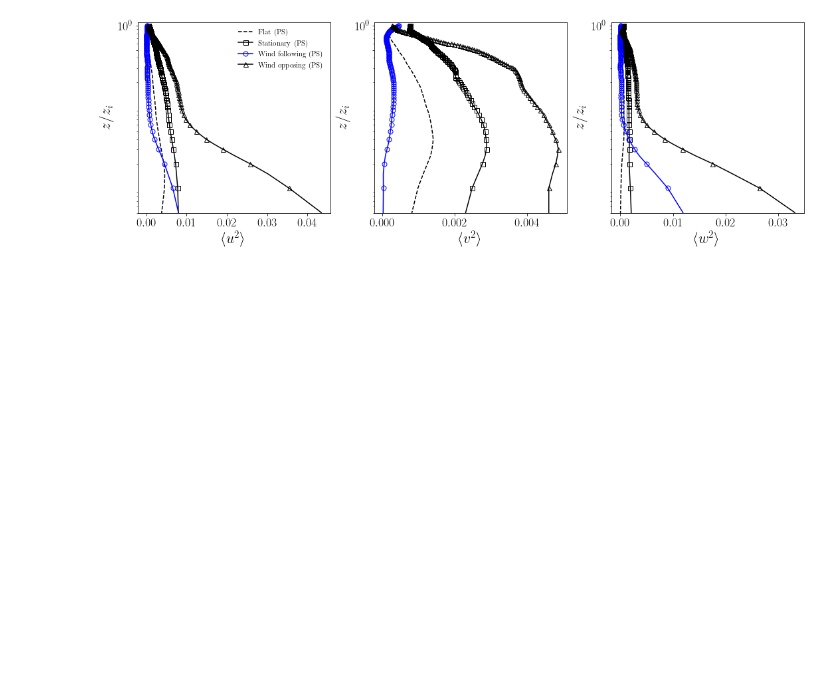
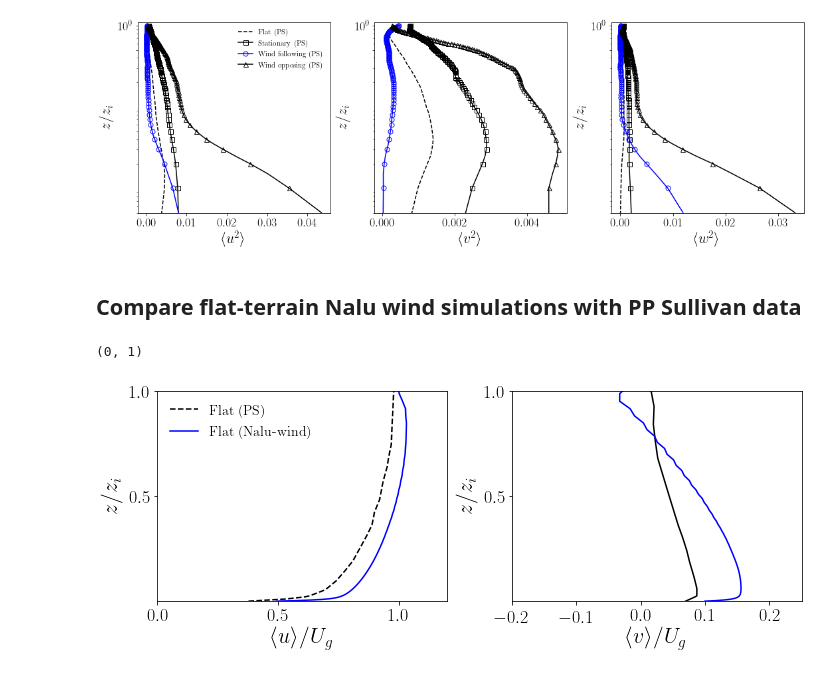
Before and after one commit to Exawind/wall_stress_model, a Jupyter notebook: moving_waves/compareRuns_Sullivan2008.ipynb, the cells around one changed output. Cells and saved outputs as stored; diff of their text form; code cells hidden in the pictures; blank space fills up the shorter version.

Commit message:
added plots for Sullivan2008

```diff
--- a/moving_waves/compareRuns_Sullivan2008.ipynb
+++ b/moving_waves/compareRuns_Sullivan2008.ipynb
@@ -17,7 +17,7 @@ rcParams.update({'figure.autolayout': True})
 # Peter Sullivan data
 sully_path='sullivan_data/'
 
-class profile:
+class profile_sullivan:
     def __init__(self,Filename):
         DATA=np.genfromtxt(Filename,delimiter=',',skip_header=1)
         self.z=DATA[:,0]
@@ -27,10 +27,10 @@ class profile:
         self.v2=DATA[:,4]
         self.w2=DATA[:,5]
 
-NoWaves=profile(sully_path+'NoWaves.dat')
-Bumps=profile(sully_path+'Bumps.dat')
-WindFollowing=profile(sully_path+'WindFollowing.dat')
-WindOpposing=profile(sully_path+'WindOpposing.dat')
+NoWaves=profile_sullivan(sully_path+'NoWaves.dat')
+Bumps=profile_sullivan(sully_path+'Bumps.dat')
+WindFollowing=profile_sullivan(sully_path+'WindFollowing.dat')
+WindOpposing=profile_sullivan(sully_path+'WindOpposing.dat')
 # %%
 Ug=5
 Vg=0.
@@ -110,3 +110,56 @@ ax3.set_ylim(0.005,1.1)
 # %% [output]
 (0.005, 1.1)
 [figure]
+# %% [markdown]
+## Compare flat-terrain Nalu wind simulations with PP Sullivan data
+# %%
+Ug=5
+Vg=0.
+zi=400.
+
+nalu_path='nalu_data/'
+
+class profile_nalu:
+    def __init__(self,Filename):
+        DATA=np.genfromtxt(Filename,delimiter=' ',skip_header=1)
+        self.z=DATA[:,0]
+        self.U=DATA[:,1]
+        self.V=DATA[:,2]
+        self.W=DATA[:,3]
+        self.u2=DATA[:,4]
+        self.uv=DATA[:,5]
+        self.uw=DATA[:,6]
+        self.v2=DATA[:,7]
+        self.vw=DATA[:,8]
+        self.w2=DATA[:,9]
+
+
+NoWaves_nalu=profile_nalu(nalu_path+'profile.dat')
+
+markS=7
+Every=7
+plt.figure(1,figsize=(10,4))
+ax1=plt.subplot(121)
+ax1.plot(NoWaves.U,NoWaves.z,'--k',markerfacecolor='none',markersize=markS,markevery=Every,label='Flat (PS)')
+ax1.plot(NoWaves_nalu.U/Ug,NoWaves_nalu.z/zi,'-b',markerfacecolor='none',markersize=markS,markevery=Every,label='Flat (Nalu-wind)')
+ax1.set_ylabel(r'$z/z_i$',fontsize=22)
+ax1.set_xlabel(r'$\langle u \rangle/U_g$',fontsize=22)
+ax1.set_xticks([0,.5,1.0])
+ax1.set_yticks([0.5,1])
+ax1.tick_params(labelsize=18)
+ax1.set_xlim(0.,1.2)
+ax1.set_ylim(0,1)
+ax1.legend(fontsize=14,frameon=False)
+ax2=plt.subplot(122)
+ax2.plot(NoWaves.V,NoWaves.z,'-k',markerfacecolor='none',markersize=markS,markevery=Every,label='Flat (PS)')
+ax2.plot(NoWaves_nalu.V/Ug,NoWaves_nalu.z/zi,'-b',markerfacecolor='none',markersize=markS,markevery=Every,label='Flat (Nalu-wind)')
+ax2.set_ylabel(r'$z/z_i$',fontsize=22)
+ax2.set_xlabel(r'$\langle v \rangle/U_g$',fontsize=22)
+ax2.set_xticks([-0.2,-0.1,0.,0.1,0.2])
+ax2.set_yticks([0.5,1])
+ax2.tick_params(labelsize=18)
+ax2.set_xlim(-0.2,0.25)
+ax2.set_ylim(0,1)
+# %% [output]
+(0, 1)
+[figure, added]
```
Also changed, not shown: parts of 1 cell of this notebook.
